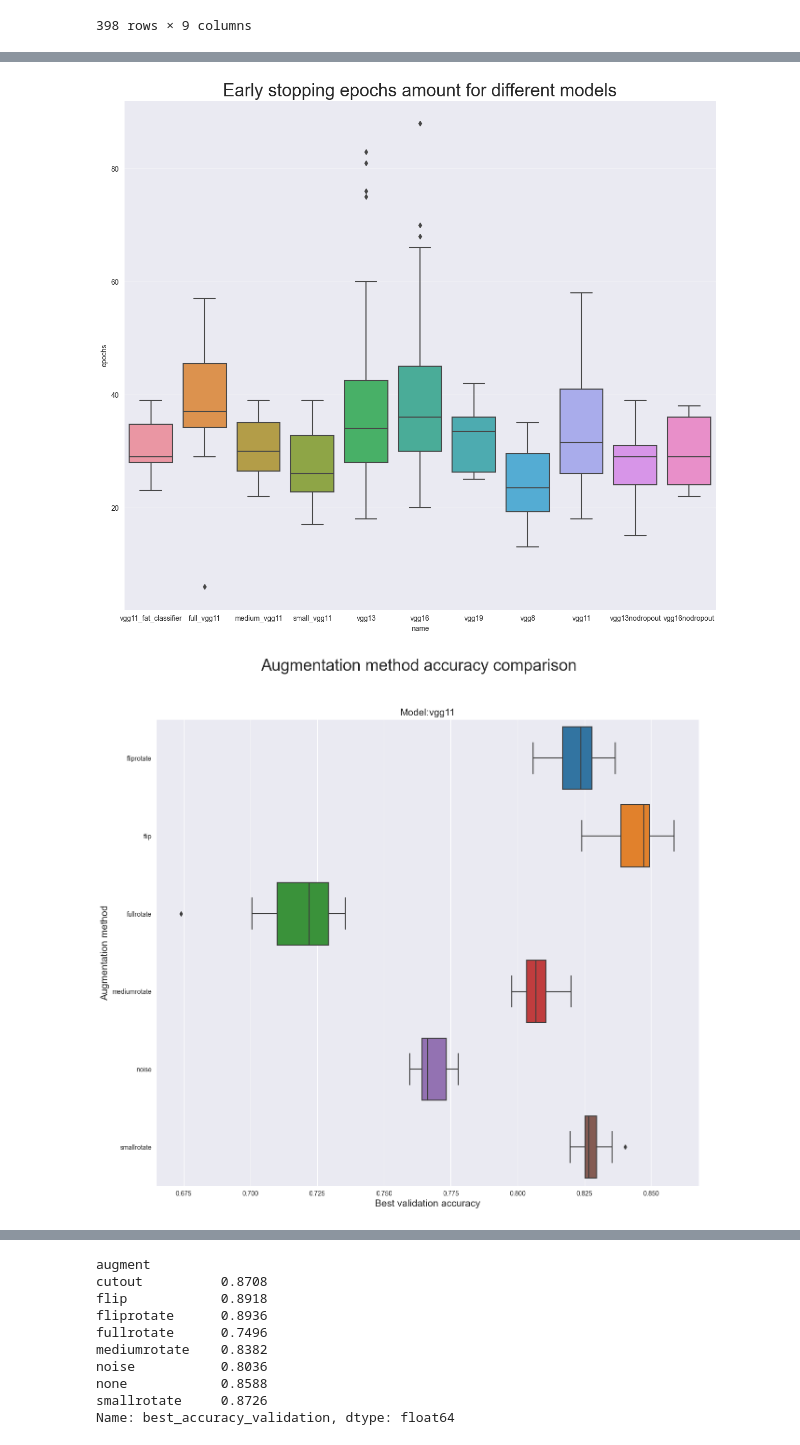
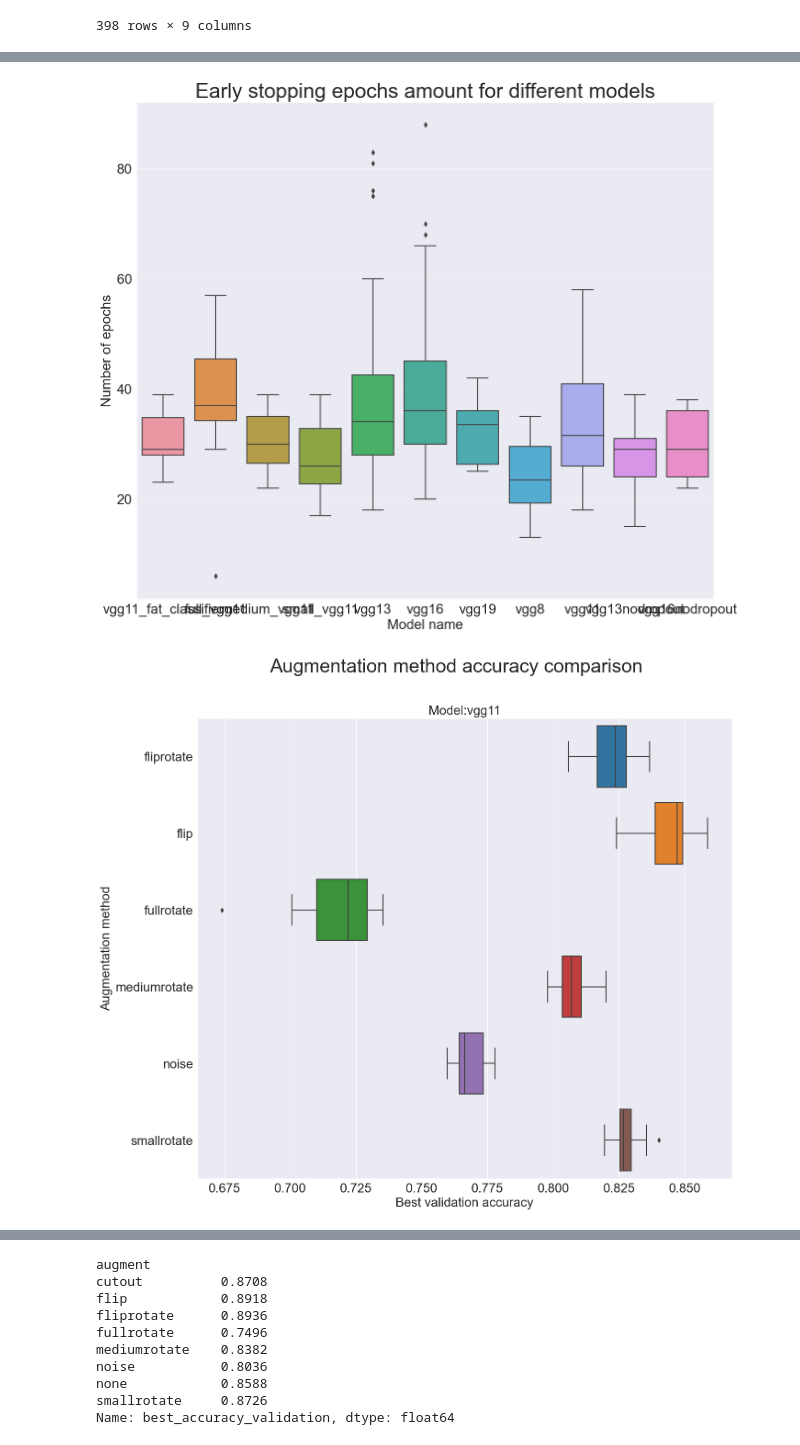
Before and after one commit to jakfol1217/DeepLearning, a Jupyter notebook: Project1/Experiment Analysis.ipynb, the cells around one changed output, grey strips where cells are left out. Cells and saved outputs as stored; diff of their text form; code cells hidden in the pictures.

Commit message:
enhance title sizes even more

```diff
--- a/Project1/Experiment Analysis.ipynb
+++ b/Project1/Experiment Analysis.ipynb
@@ -1,7 +1,7 @@
 # %%
 import matplotlib as mpl
-mpl.rcParams['xtick.labelsize'] = 10
-mpl.rcParams['ytick.labelsize'] = 10
+mpl.rcParams['xtick.labelsize'] = 20
+mpl.rcParams['ytick.labelsize'] = 20
 # %%
 import os
 import json
@@ -72,20 +72,22 @@ plt.show()
 # %%
 plt.figure(figsize=(15,13))
 sns.boxplot(y="epochs", x = "name", data= res_df)
-plt.title("Early stopping epochs amount for different models", fontsize=25)
+plt.title("Early stopping epochs amount for different models", fontsize=30)
+plt.ylabel("Number of epochs", fontsize=20)
+plt.xlabel("Model name", fontsize=20)
 plt.show()
 # %% [output]
-[figure, old version]
+[figure, new version]
 # %%
 fig, ax = plt.subplots(1, 1, figsize=(15,13), sharex='col')
-fig.suptitle("Augmentation method accuracy comparison", fontsize=25)
+fig.suptitle("Augmentation method accuracy comparison", fontsize=30)
 for i, name in enumerate(["vgg11"]):
     sns.boxplot(y="augment", x="best_accuracy_validation", data=res_df.loc[res_df['name'] == name], ax=ax)
-    ax.set_title('Model:{}'.format(name), fontsize=15)
-    ax.set_ylabel("Augmentation method", fontsize=15)
-    ax.set_xlabel("Best validation accuracy", fontsize=15)
+    ax.set_title('Model:{}'.format(name), fontsize=20)
+    ax.set_ylabel("Augmentation method", fontsize=20)
+    ax.set_xlabel("Best validation accuracy", fontsize=20)
 plt.show()
 # %% [output]
-[figure, old version]
+[figure, new version]
 # %%
 fig, ax = plt.subplots(2, 1, figsize=(15,13), sharex='col')
```
Also changed, not shown: parts of 10 cells of this notebook.
